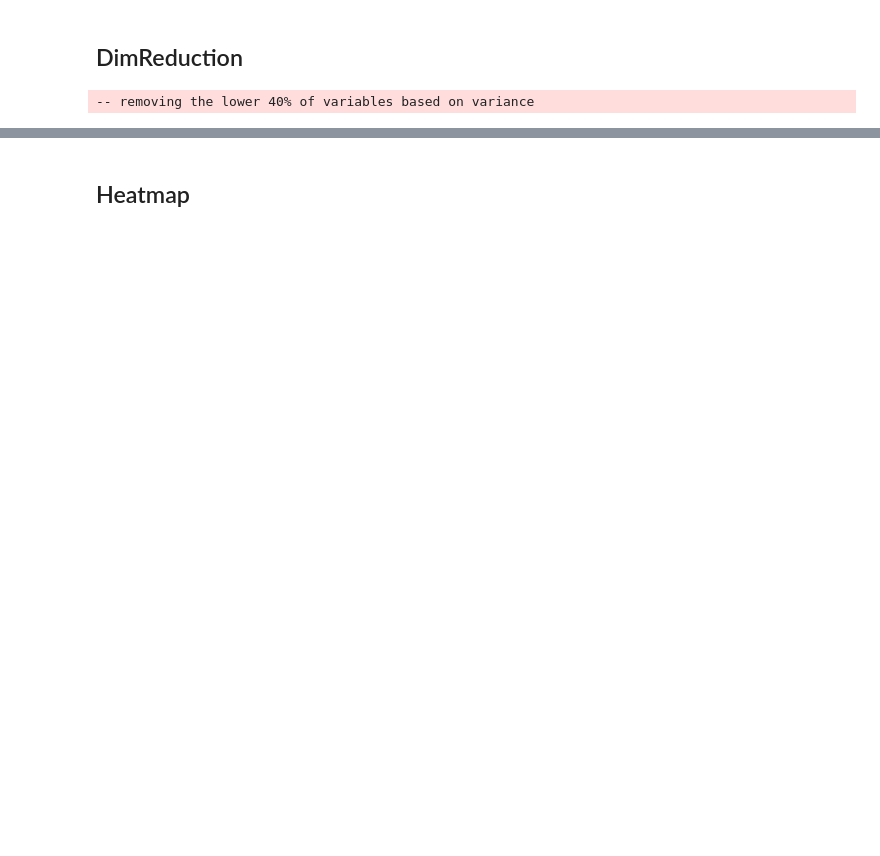
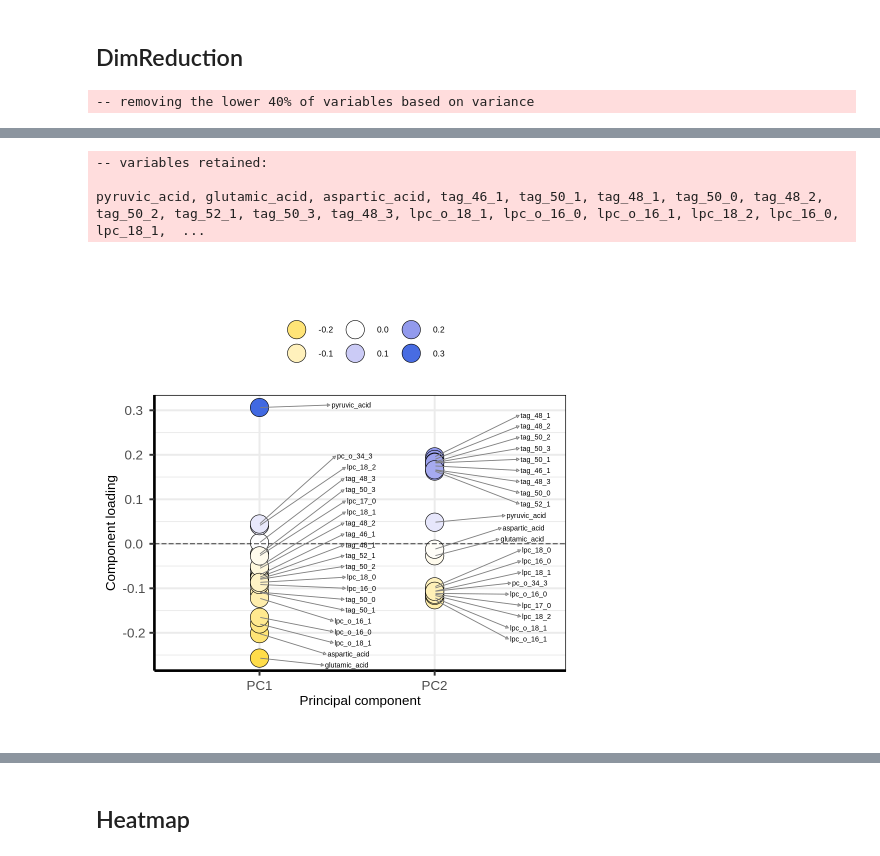
Before and after one commit to viennaliverstudygroups/SEMPETSCH-PSVD-metabolomics, a Jupyter notebook: analysis/03_venn_pca_heatmap.ipynb, the cells around one changed output, grey strips where cells are left out. Saved outputs shown, nothing was run; the diff lists cells and outputs as text; code cells hidden in the pictures; blank space fills up the shorter version.

```diff
--- a/analysis/03_venn_pca_heatmap.ipynb
+++ b/analysis/03_venn_pca_heatmap.ipynb
@@ -142,0 +130,8 @@ F1_B_s
+# %%
+ plotloadings(pca_calculated, components = getComponents(pca_calculated, c(1, 2)),
+                rangeRetain = 0.1, labSize = 3)
+# %% [output]
+-- variables retained:
+
+pyruvic_acid, glutamic_acid, aspartic_acid, tag_46_1, tag_50_1, tag_48_1, tag_50_0, tag_48_2, tag_50_2, tag_52_1, tag_50_3, tag_48_3, lpc_o_18_1, lpc_o_16_0, lpc_o_16_1, lpc_18_2, lpc_16_0, lpc_18_1,  ...
+[figure, added]
```
Also changed, not shown: parts of 19 cells of this notebook, 11 other files.
